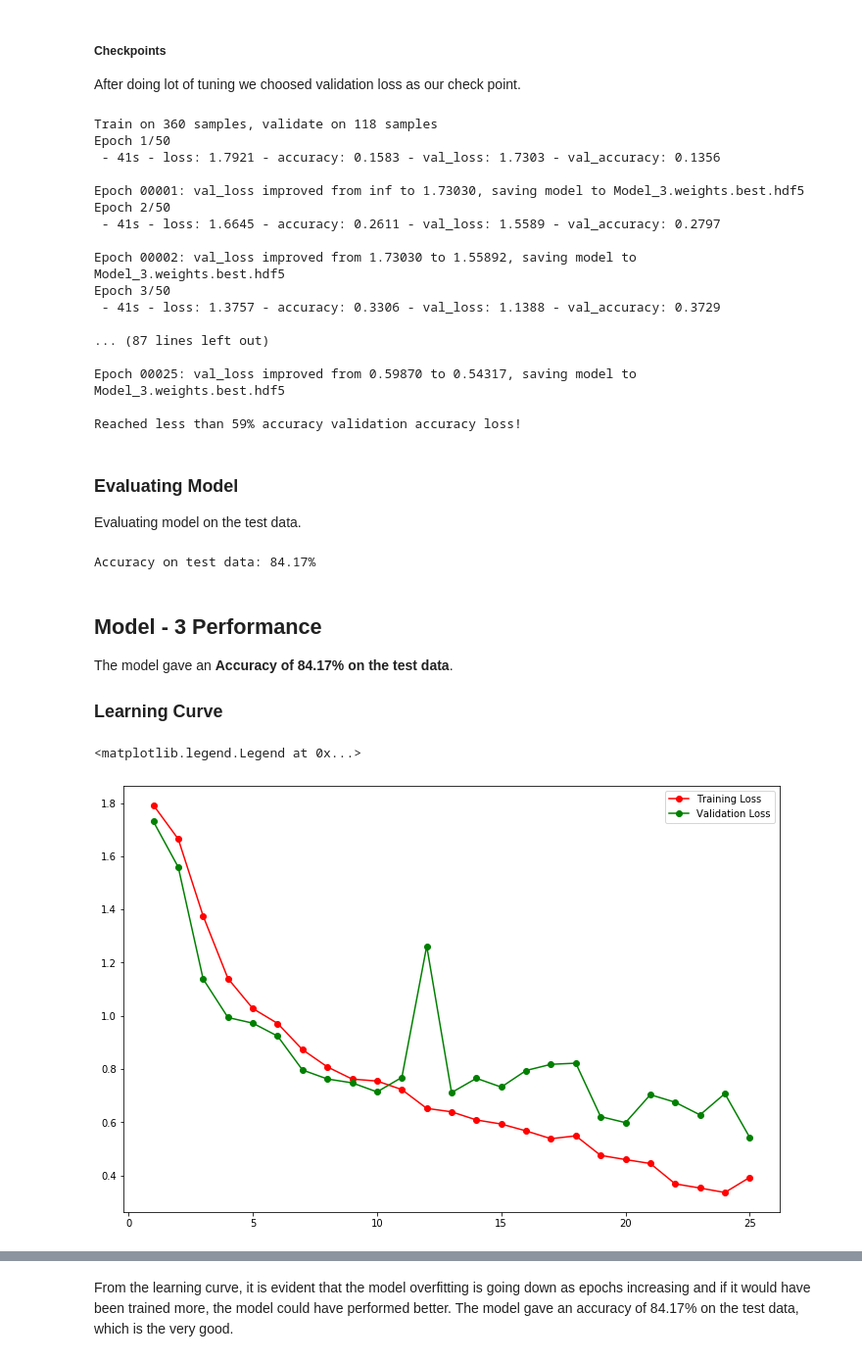
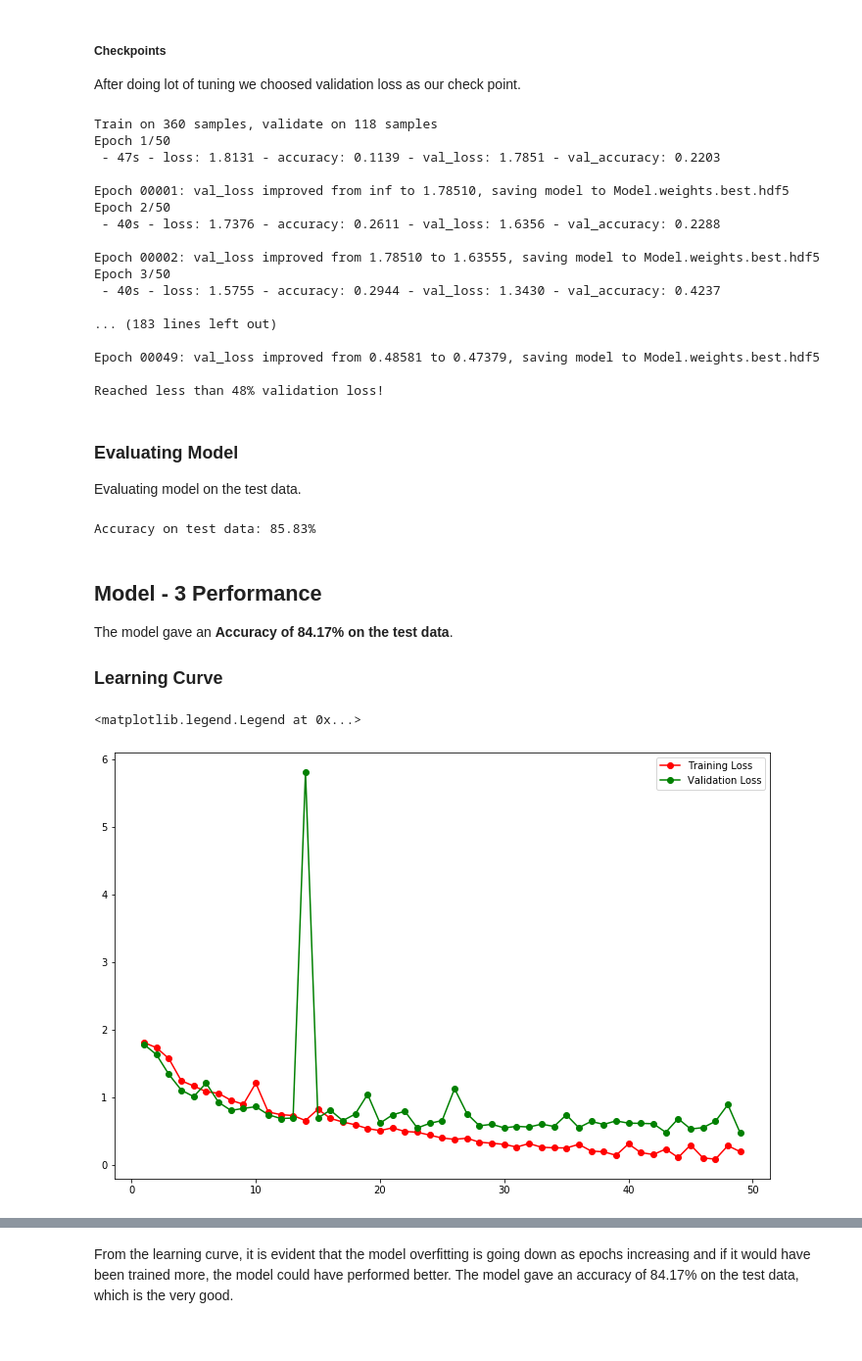
Before and after one commit to HemChandraLive/HighLight_Creation_In_ATM_VideoDataset, a Jupyter notebook: human_activity_recognition.ipynb, the cells around one changed output, grey strips where cells are left out. Shown at 98% size. Drawn from its saved outputs; the diff is of its cells as text; code cells hidden in the pictures.

```diff
--- a/human_activity_recognition.ipynb
+++ b/human_activity_recognition.ipynb
@@ -255,15 +278,10 @@ Shape of testing labels: (120, 6)
 # %%
-# Imports
-from keras.models import Sequential
-from keras.layers import Conv3D, MaxPooling3D, GlobalAveragePooling3D, BatchNormalization
-from keras.layers.core import Dense, Dropout
-
 # Using the Sequential Model
 model = Sequential()
 
 # Adding Alternate convolutional and pooling layers
 model.add(Conv3D(filters=16, kernel_size=(5, 3, 3), strides=(1, 1, 1), padding='same', activation='relu',
-                 input_shape=X_train.shape[1:]))
+                 input_shape=(40, 128, 128, 1)))
 model.add(MaxPooling3D(pool_size=2, strides=(2, 2, 2), padding='same'))
 
 model.add(Conv3D(filters=64, kernel_size=(2, 3, 3), strides=(1, 1, 1), padding='valid', activation='relu'))
@@ -279,11 +297,11 @@ model.add(GlobalAveragePooling3D())
 # Hidden layer
 model.add(Dense(32, activation='relu'))
 
-
 # Hidden layer
 model.add(Dense(512, activation='relu'))
 
-model.add(Dropout(0.2))
+#Dropout layer
+model.add(Dropout(0.25))
 
 # Output layer
 model.add(Dense(6, activation='softmax'))
@@ -321,8 +339,8 @@ import tensorflow as tf
 
 class myCallback(tf.keras.callbacks.Callback):
     def on_epoch_end(self, epoch, logs={}):
-        if(logs.get('val_loss')<0.59):
-          print("\nReached less than 59% validation loss!")
+        if(logs.get('val_loss')<0.48):
+          print("\nReached less than 48% validation loss!")
           self.model.stop_training = True
 
 #callback=myCallback()
@@ -329,48 +350,42 @@ class myCallback(tf.keras.callbacks.Callback):
 # %%
-# Imports
-from keras.callbacks import ModelCheckpoint
+# Saving the model that performed the best on the validation set
+checkpoint = ModelCheckpoint(filepath='Model.weights.best.hdf5', save_best_only=True, verbose=1)
 
-# Compiling the model
-model.compile(loss='categorical_crossentropy', optimizer='nadam', metrics=['accuracy'])
-
-# Saving the model that performed the best on the validation set
-checkpoint = ModelCheckpoint(filepath='Model_3.weights.best.hdf5', save_best_only=True, verbose=1)
-
-# Training the model for 40 epochs
-history = model.fit(X_train, y_train, batch_size=10, epochs=50,
+# Training the model for 15 epochs
+history = model.fit(X_train, y_train, batch_size=13, epochs=50,
                     validation_data=(X_valid, y_valid), verbose=2, callbacks=[checkpoint,myCallback()])
 # %% [output]
 Train on 360 samples, validate on 118 samples
 Epoch 1/50
- - 41s - loss: 1.7921 - accuracy: 0.1583 - val_loss: 1.7303 - val_accuracy: 0.1356
+ - 47s - loss: 1.8131 - accuracy: 0.1139 - val_loss: 1.7851 - val_accuracy: 0.2203
 
-Epoch 00001: val_loss improved from inf to 1.73030, saving model to Model_3.weights.best.hdf5
+Epoch 00001: val_loss improved from inf to 1.78510, saving model to Model.weights.best.hdf5
 Epoch 2/50
- - 41s - loss: 1.6645 - accuracy: 0.2611 - val_loss: 1.5589 - val_accuracy: 0.2797
+ - 40s - loss: 1.7376 - accuracy: 0.2611 - val_loss: 1.6356 - val_accuracy: 0.2288
 
-Epoch 00002: val_loss improved from 1.73030 to 1.55892, saving model to Model_3.weights.best.hdf5
+Epoch 00002: val_loss improved from 1.78510 to 1.63555, saving model to Model.weights.best.hdf5
 Epoch 3/50
- - 41s - loss: 1.3757 - accuracy: 0.3306 - val_loss: 1.1388 - val_accuracy: 0.3729
+ - 40s - loss: 1.5755 - accuracy: 0.2944 - val_loss: 1.3430 - val_accuracy: 0.4237
 
-... (87 lines left out)
+... (183 lines left out)
 
-Epoch 00025: val_loss improved from 0.59870 to 0.54317, saving model to Model_3.weights.best.hdf5
+Epoch 00049: val_loss improved from 0.48581 to 0.47379, saving model to Model.weights.best.hdf5
 
-Reached less than 59% accuracy validation accuracy loss!
+Reached less than 48% validation loss!
 # %% [markdown]
 ### Evaluating Model
 
 Evaluating model on the test data.
 # %%
 # Loading the model that performed the best on the validation set
-model.load_weights('Model_3.weights.best.hdf5')
+model.load_weights('Model.weights.best.hdf5')
 
 # Testing the model on the Test data
-(loss, accuracy) = model.evaluate(X_test, y_test, batch_size=10, verbose=2)
+(loss, accuracy) = model.evaluate(X_test, y_test, batch_size=14, verbose=2)
 
 print('Accuracy on test data: {:.2f}%'.format(accuracy * 100))
 # %% [output]
-Accuracy on test data: 84.17%
+Accuracy on test data: 85.83%
 # %% [markdown]
 ## Model - 3 Performance
 
@@ -381,14 +396,14 @@ The model gave an **Accuracy of 84.17% on the test data**.
 # %%
 # Making the plot larger
 plt.figure(figsize=(12, 8))
 
 loss = history.history['loss']                          # Loss on the training data
 val_loss = history.history['val_loss']                  # Loss on the validation data
-epochs = range(1, 26)
+epochs = range(1,50)
 
 plt.plot(epochs, loss, 'ro-', label='Training Loss')
 plt.plot(epochs, val_loss, 'go-', label = 'Validation Loss')
 plt.legend()
 # %% [output]
 <matplotlib.legend.Legend at 0x...>
-[figure, old version]
+[figure, new version]
```
Also changed, not shown: parts of 13 cells of this notebook, 1 other file.
